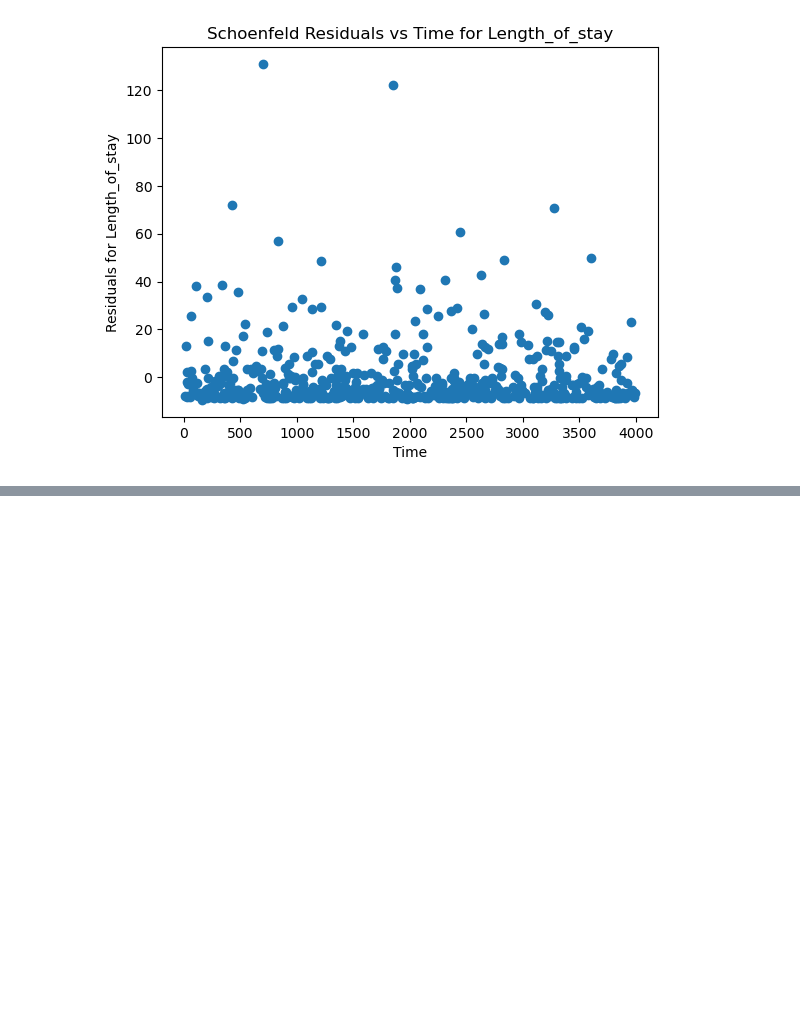
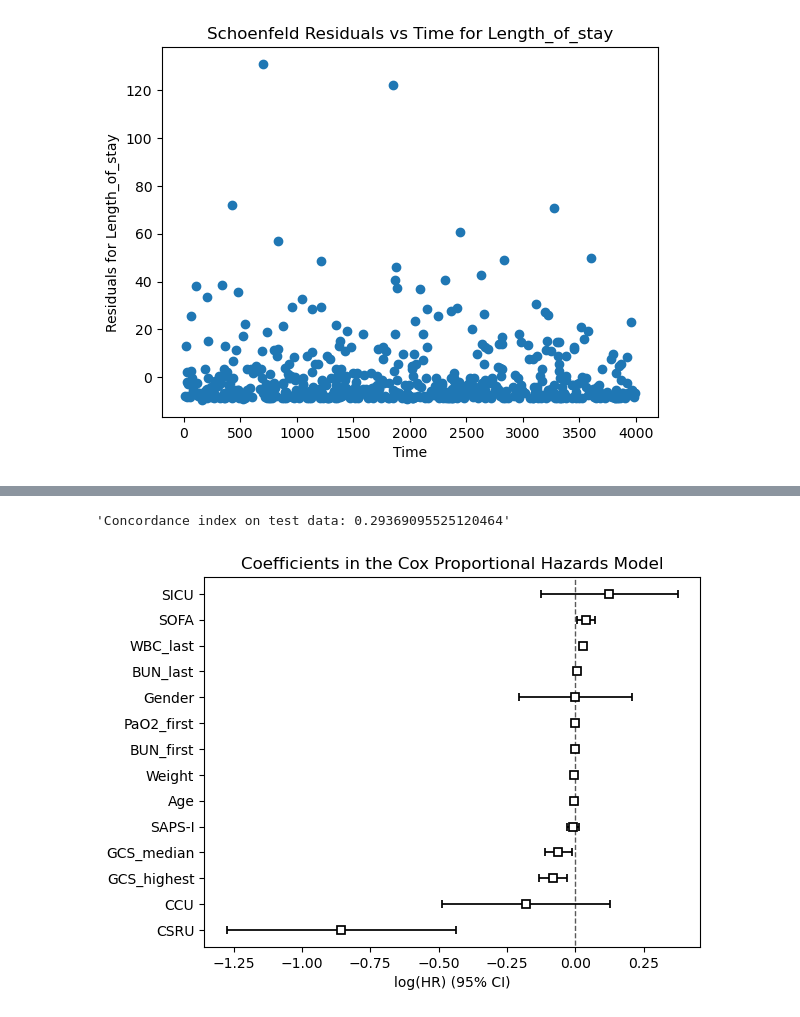
Before and after one commit to phidesigner/ICU_predict_prob, a Jupyter notebook: 03_ICU_Survival_Cox_RF_Notebook copy.ipynb, the cells around one changed output, grey strips where cells are left out. Saved outputs shown, nothing was run; the diff lists cells and outputs as text; code cells hidden in the pictures; blank space fills up the shorter version.

Commit message:
Cox prediction

```diff
--- a/03_ICU_Survival_Cox_RF_Notebook copy.ipynb
+++ b/03_ICU_Survival_Cox_RF_Notebook copy.ipynb
@@ -307,0 +318,18 @@ for covariate in covariates_to_plot:
+# %%
+# Drop 'GCS_last' and 'Length_of_stay' from the dataframe
+ICU_cox_dropped = ICU_cox.drop(['GCS_last', 'Length_of_stay'], axis=1)
+# %%
+# Split the data into training and testing sets (70% train, 30% test)
+train, test = train_test_split(
+    ICU_cox_dropped,
+    test_size=0.3,
+    random_state=42,
+    stratify=ICU_cox_dropped['In-hospital_death']
+    )
+
+# Fit the Cox model on the training set
+cph = CoxPHFitter()
+cph.fit(train, duration_col='Survival', event_col='In-hospital_death')
+
+# Display the summary of the Cox model
+cph.print_summary()
@@ -307,0 +364,21 @@ for covariate in covariates_to_plot:
+# %%
+from lifelines.utils import concordance_index
+
+# Predict the survival function for the test set
+test['predicted_risk'] = cph.predict_partial_hazard(test)
+
+# Calculate the concordance index for the test set
+c_index = concordance_index(
+    test['Survival'],
+    test['predicted_risk'],
+    test['In-hospital_death'])
+
+f"Concordance index on test data: {c_index}"
+# %% [output]
+'Concordance index on test data: 0.29369095525120464'
+# %%
+cph.plot()
+plt.title('Coefficients in the Cox Proportional Hazards Model')
+plt.show()
+# %% [output]
+[figure, added]
```
Also changed, not shown: parts of 7 cells of this notebook.
